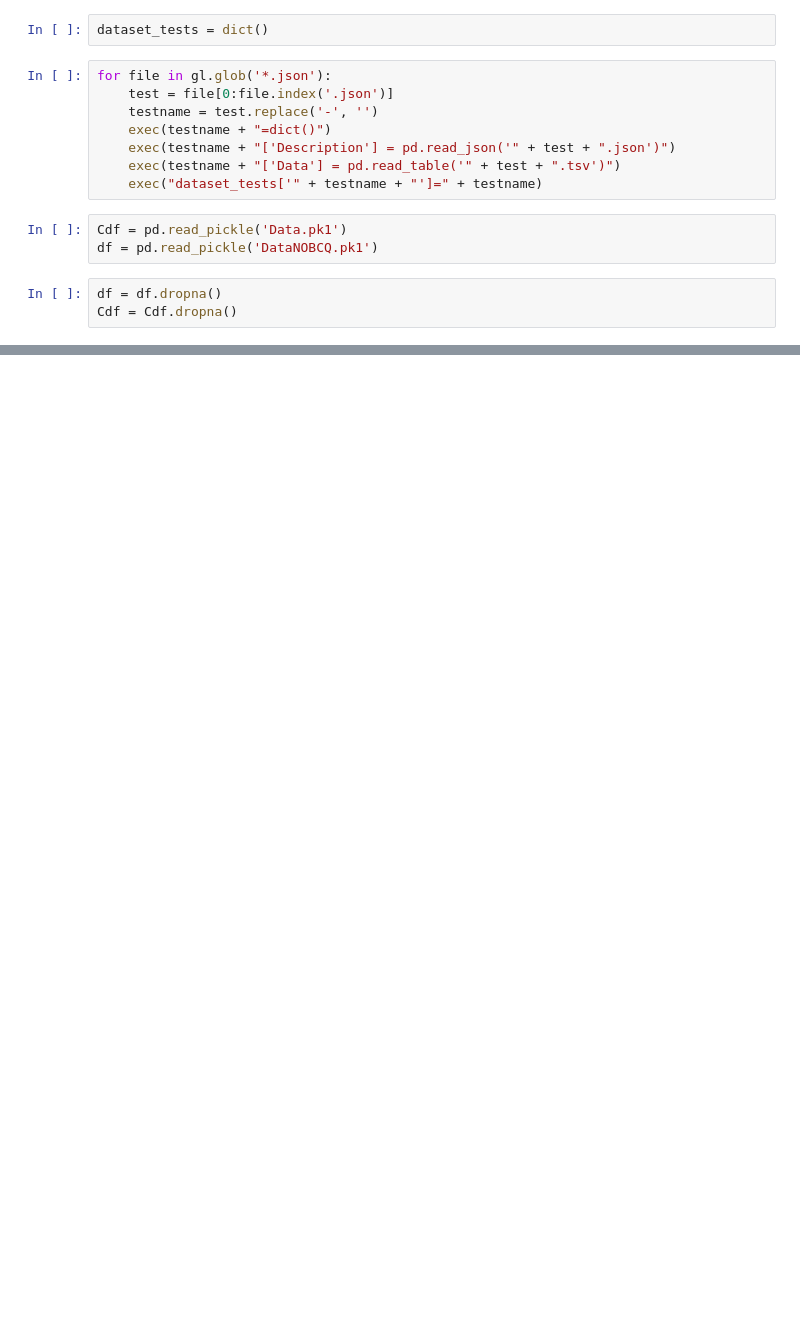
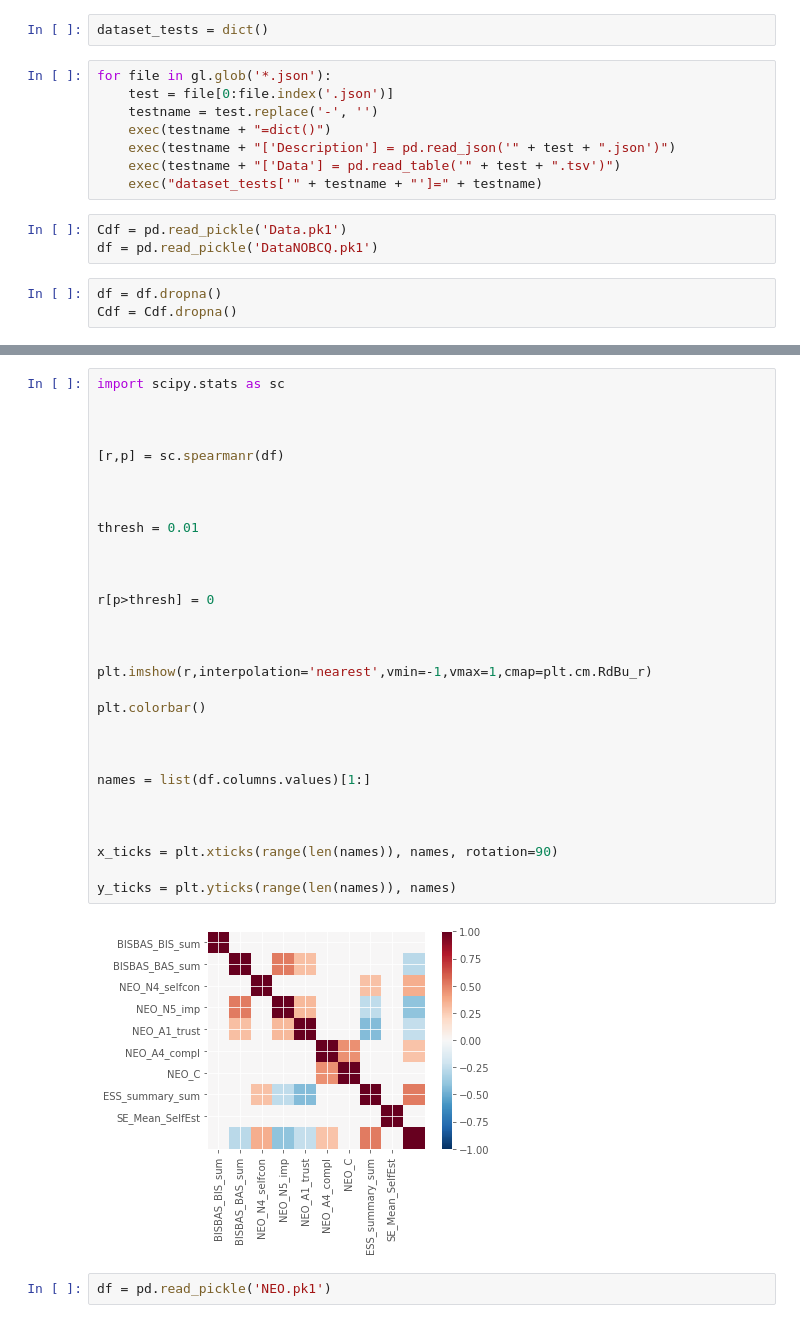
Before and after one commit to aymane399/Machine-learning-on-Neuroscience-datasets, a Jupyter notebook: Dataset.ipynb, the cells around one changed output, grey strips where cells are left out. Drawn from its saved outputs; the diff is of its cells as text; blank space fills up the shorter version.

```diff
--- a/Dataset.ipynb
+++ b/Dataset.ipynb
@@ -47,0 +71,34 @@ Cdf = Cdf.dropna()
+# %%
+import scipy.stats as sc
+
+
+
+[r,p] = sc.spearmanr(df)
+
+
+
+thresh = 0.01
+
+
+
+r[p>thresh] = 0
+
+
+
+plt.imshow(r,interpolation='nearest',vmin=-1,vmax=1,cmap=plt.cm.RdBu_r)
+
+plt.colorbar()
+
+
+
+names = list(df.columns.values)[1:]
+
+
+
+x_ticks = plt.xticks(range(len(names)), names, rotation=90)
+
+y_ticks = plt.yticks(range(len(names)), names)
+# %% [output]
+[figure, added]
+# %%
+df = pd.read_pickle('NEO.pk1')
```
Also changed, not shown: parts of 7 cells of this notebook.
